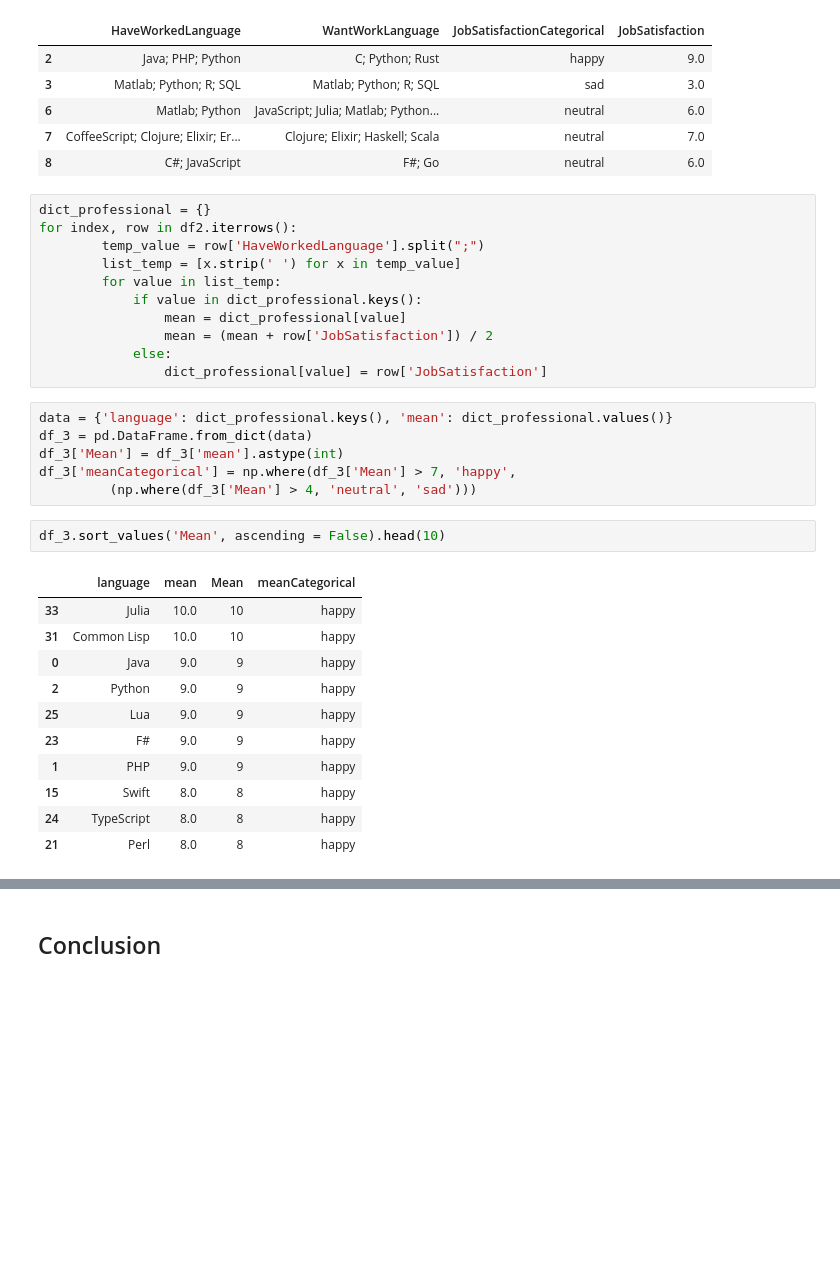
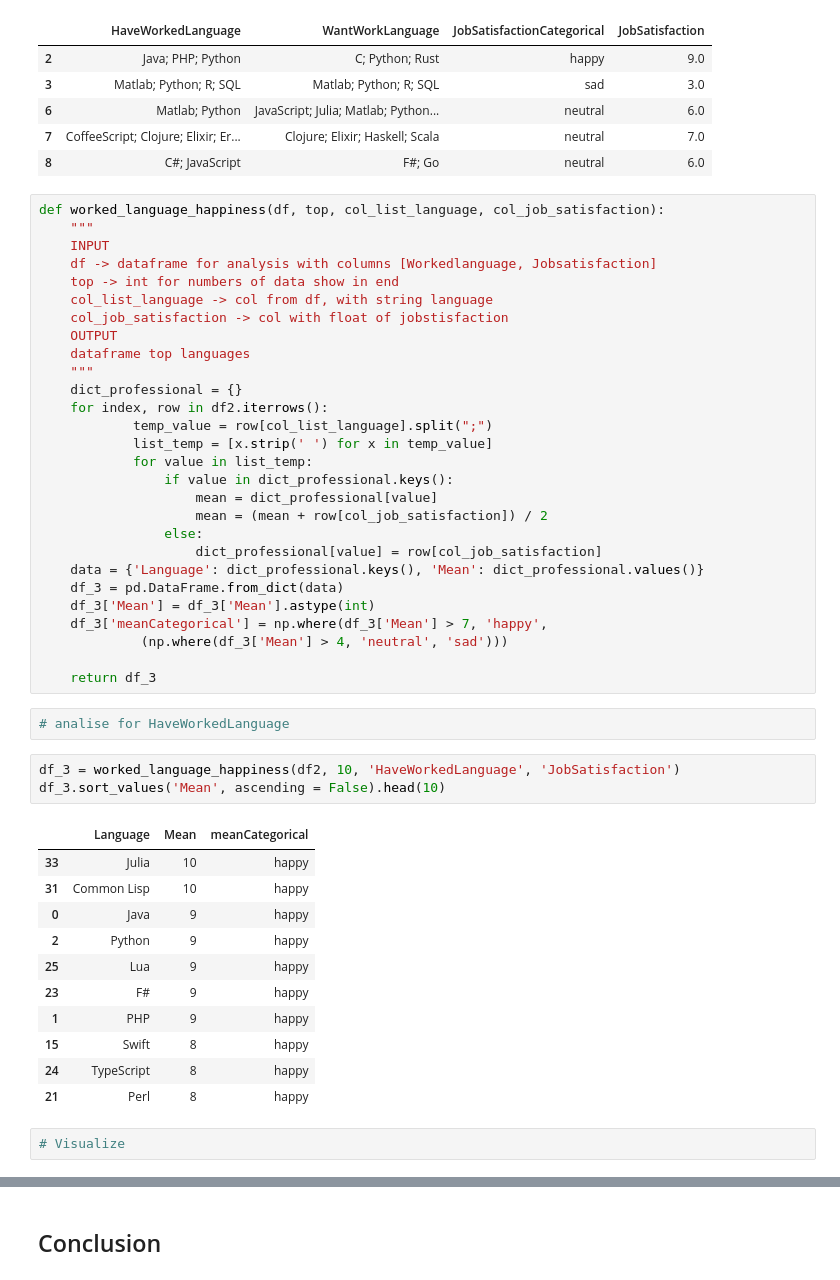
Before and after one commit to abndre/portifolio_udacity_data, a Jupyter notebook: data_science/Stack_Overflow_Developer_Survey/Stack Overflow Data - 2017 Survey - Analysis.ipynb, the cells around one changed output, grey strips where cells are left out. Saved outputs shown, nothing was run; the diff lists cells and outputs as text; blank space fills up the shorter version.

```diff
--- a/data_science/Stack_Overflow_Developer_Survey/Stack Overflow Data - 2017 Survey - Analysis.ipynb
+++ b/data_science/Stack_Overflow_Developer_Survey/Stack Overflow Data - 2017 Survey - Analysis.ipynb
@@ -142,33 +225,49 @@ df2.head()
 | 7 | CoffeeScript; Clojure; Elixir; Er... | Clojure; Elixir; Haskell; Scala | neutral | 7.0 |
 | 8 | C#; JavaScript | F#; Go | neutral | 6.0 |
 # %%
-dict_professional = {}
-for index, row in df2.iterrows():
-        temp_value = row['HaveWorkedLanguage'].split(";")
-        list_temp = [x.strip(' ') for x in temp_value]
-        for value in list_temp:
-            if value in dict_professional.keys():
-                mean = dict_professional[value]
-                mean = (mean + row['JobSatisfaction']) / 2
-            else:
-                dict_professional[value] = row['JobSatisfaction']
+def worked_language_happiness(df, top, col_list_language, col_job_satisfaction):
+    """
+    INPUT
+    df -> dataframe for analysis with columns [Workedlanguage, Jobsatisfaction]
+    top -> int for numbers of data show in end
+    col_list_language -> col from df, with string language
+    col_job_satisfaction -> col with float of jobstisfaction
+    OUTPUT
+    dataframe top languages
+    """
+    dict_professional = {}
+    for index, row in df2.iterrows():
+            temp_value = row[col_list_language].split(";")
+            list_temp = [x.strip(' ') for x in temp_value]
+            for value in list_temp:
+                if value in dict_professional.keys():
+                    mean = dict_professional[value]
+                    mean = (mean + row[col_job_satisfaction]) / 2
+                else:
+                    dict_professional[value] = row[col_job_satisfaction]
+    data = {'Language': dict_professional.keys(), 'Mean': dict_professional.values()}
+    df_3 = pd.DataFrame.from_dict(data)
+    df_3['Mean'] = df_3['Mean'].astype(int)
+    df_3['meanCategorical'] = np.where(df_3['Mean'] > 7, 'happy',
+             (np.where(df_3['Mean'] > 4, 'neutral', 'sad')))
+
+    return df_3
-# %%
-data = {'language': dict_professional.keys(), 'mean': dict_professional.values()}
-df_3 = pd.DataFrame.from_dict(data)
-df_3['Mean'] = df_3['mean'].astype(int)
-df_3['meanCategorical'] = np.where(df_3['Mean'] > 7, 'happy',
-         (np.where(df_3['Mean'] > 4, 'neutral', 'sad')))
+# %%
+# analise for HaveWorkedLanguage
 # %%
+df_3 = worked_language_happiness(df2, 10, 'HaveWorkedLanguage', 'JobSatisfaction')
 df_3.sort_values('Mean', ascending = False).head(10)
 # %% [output]
-|  | language | mean | Mean | meanCategorical |
-| 33 | Julia | 10.0 | 10 | happy |
-| 31 | Common Lisp | 10.0 | 10 | happy |
-| 0 | Java | 9.0 | 9 | happy |
-| 2 | Python | 9.0 | 9 | happy |
-| 25 | Lua | 9.0 | 9 | happy |
-| 23 | F# | 9.0 | 9 | happy |
-| 1 | PHP | 9.0 | 9 | happy |
-| 15 | Swift | 8.0 | 8 | happy |
-| 24 | TypeScript | 8.0 | 8 | happy |
-| 21 | Perl | 8.0 | 8 | happy |
+|  | Language | Mean | meanCategorical |
+| 33 | Julia | 10 | happy |
+| 31 | Common Lisp | 10 | happy |
+| 0 | Java | 9 | happy |
+| 2 | Python | 9 | happy |
+| 25 | Lua | 9 | happy |
+| 23 | F# | 9 | happy |
+| 1 | PHP | 9 | happy |
+| 15 | Swift | 8 | happy |
+| 24 | TypeScript | 8 | happy |
+| 21 | Perl | 8 | happy |
+# %%
+# Visualize
```
Also changed, not shown: parts of 26 cells of this notebook, 2 other files.
